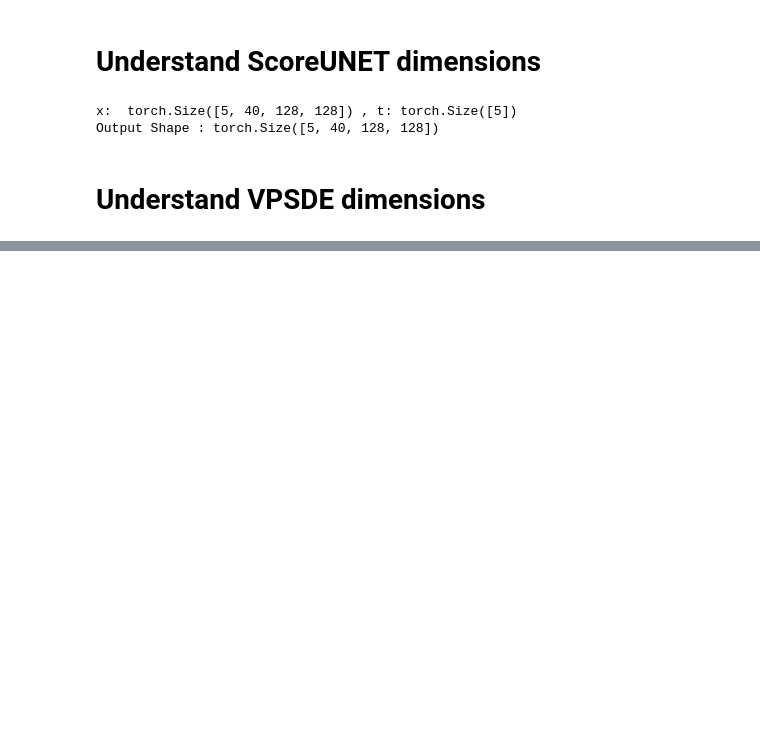
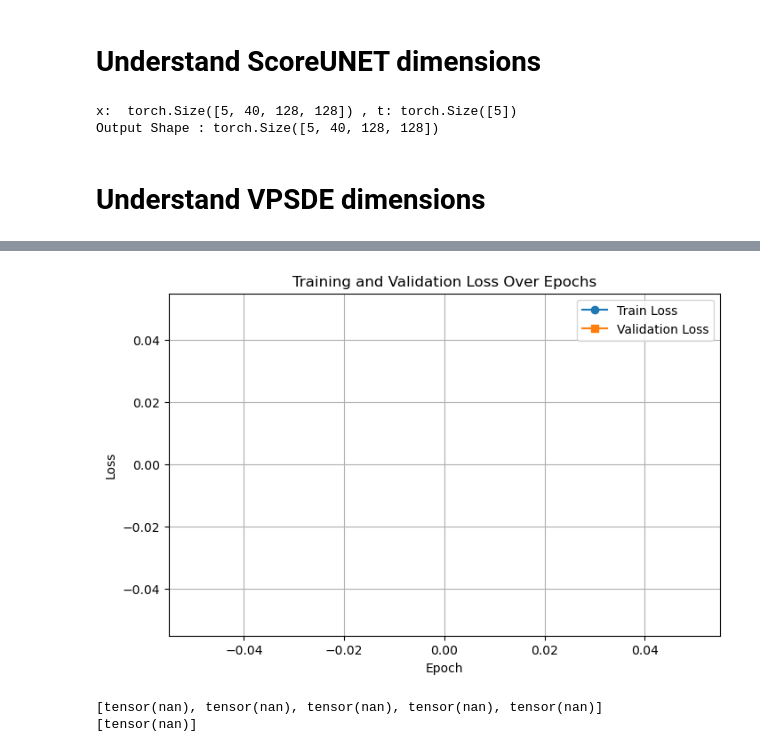
Before and after one commit to maxime-temoschenko/TFE, a Jupyter notebook: train.ipynb, the cells around one changed output, grey strips where cells are left out. Saved outputs shown, nothing was run; the diff lists cells and outputs as text; code cells hidden in the pictures; blank space fills up the shorter version.

Commit message:
✅ Shape Network OK but ❌ NaN Loss Values

```diff
--- a/train.ipynb
+++ b/train.ipynb
@@ -137,5 +138,6 @@ tensor(1.3164, grad_fn=<MeanBackward0>)
 # %%
 import torch
+import h5py
 import torch.nn as nn
 from score import ScoreUNet, VPSDE
 
@@ -161,11 +163,15 @@ vpsde = VPSDE(score_unet, shape=(MAR_channels*window, y_dim, x_dim))
 trainset = TrajectoryDataset(PATH / "data/train.h5", window=10, flatten=True)
 validset = TrajectoryDataset(PATH / "data/valid.h5", window=10, flatten=True)
 
+'''
+ Batch loop
+'''
+with h5py.File(PATH / "data/mask.h5", "r") as f:
+    mask = torch.tensor(f["dataset"][:], dtype=torch.float32).unsqueeze(0)
 
-# Batch loop
 trainloader = DataLoader(trainset, batch_size=batch_size, shuffle=True, num_workers=1, persistent_workers=True)
 validloader = DataLoader(validset, batch_size=batch_size, shuffle=False, num_workers=1, persistent_workers=True)
 for i, (batch, _) in enumerate(trainloader):
-        print(f"{i} batch : {batch.shape}")
-        loss = vpsde.loss(batch)
+        loss = vpsde.loss(batch, w=mask)
+        print(f"{i} batch : {batch.shape}, loss : {loss}")
 # %% [output]
@@ -301,0 +306,23 @@ RuntimeError: Given groups=1, weight of size [64, 4, 3, 3], expected input[20, 1
+# %%
+import torch
+import matplotlib.pyplot as plt
+
+plt.figure(figsize=(8, 5))
+plt.plot(range(1, len(losses_train) + 1), losses_train, label="Train Loss", marker="o")
+plt.plot(range(1, len(losses_valid) + 1), losses_valid, label="Validation Loss", marker="s")
+
+plt.xlabel("Epoch")
+plt.ylabel("Loss")
+plt.title("Training and Validation Loss Over Epochs")
+plt.legend()
+plt.grid(True)
+plt.show()
+print(losses_train)
+# %% [output]
+[figure, added]
+# %%
+print(losses_train)
+print(losses_valid)
+# %% [output]
+[tensor(nan), tensor(nan), tensor(nan), tensor(nan), tensor(nan)]
+[tensor(nan)]
```
Also changed, not shown: parts of 5 cells of this notebook.
